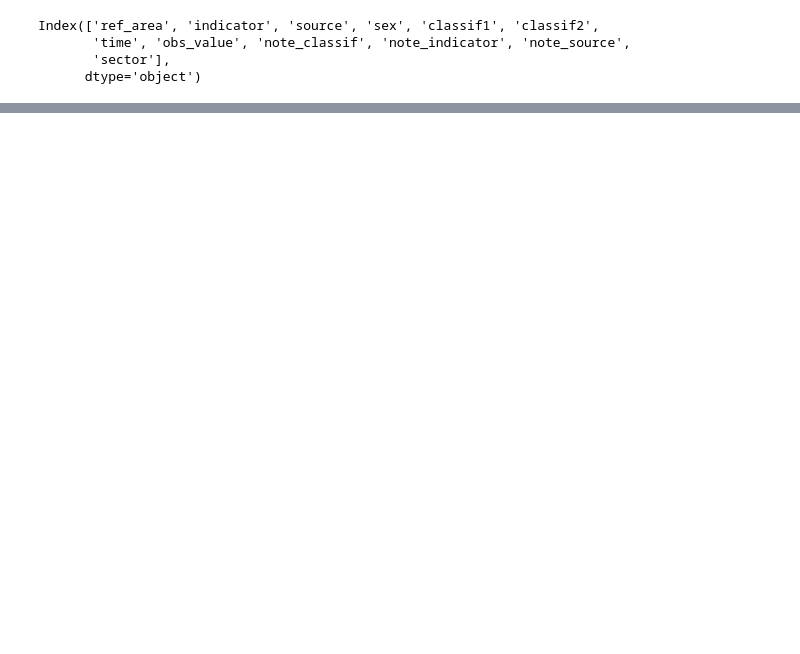
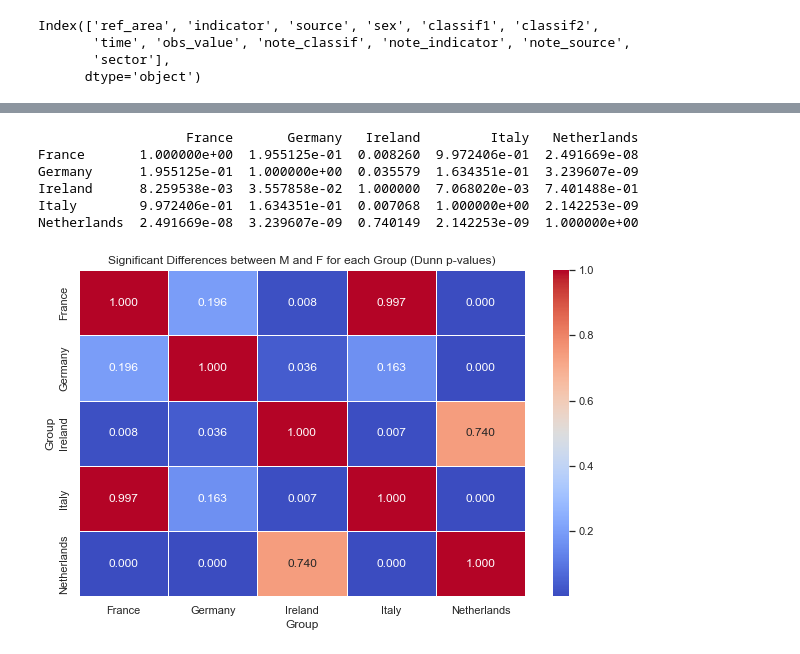
Before and after one commit to leticiacosta91/NewOfficial, a Jupyter notebook: Statistic - REPEAT.ipynb, the cells around one changed output, grey strips where cells are left out. Saved outputs shown, nothing was run; the diff lists cells and outputs as text; code cells hidden in the pictures; blank space fills up the shorter version.

```diff
--- a/Statistic - REPEAT.ipynb
+++ b/Statistic - REPEAT.ipynb
@@ -1104,0 +1004,6 @@ df_corr.sample
+# %%
+df_cc = df_2.pivot_table(values='obs_value', index=['time', 'ref_area', 'sector'], columns=['sex'])
+
+df_cc = df_cc.reset_index(drop = False)
+
+df_cc.sample(2)
@@ -1104,0 +1014,12 @@ df_corr.sample
+# %%
+groups = df_cc.groupby('ref_area')
+alpha = 0.05
+
+for name, group in groups:
+    print(f"Country {name}:")
+    statistic, p_value = friedmanchisquare(group['Female'], group['Male'], group['Total'])
+    if p_value < alpha:
+        print("There are significant differences between Women and Men for this group.")
+    else:
+        print("There aren't significant differences between Women and Men for this group.")
+    print("-------------------")
@@ -1104,0 +1042,38 @@ df_corr.sample
+# %%
+import pandas as pd
+from scipy.stats import friedmanchisquare
+import matplotlib.pyplot as plt
+import scikit_posthocs as sp
+
+groups = df_cc.groupby('ref_area')
+alpha = 0.05
+
+results = []
+
+for name, group in groups:
+    statistic, p_value = friedmanchisquare(group['Female'], group['Male'], group['Total'])
+    results.append((name, p_value < alpha))
+
+results_df = pd.DataFrame(results, columns=['ref_area', 'Significant'])
+
+if any(results_df['Significant']):
+    df_dunn = df_cc[['ref_area', 'Male', 'Female']]
+    dunn_results = sp.posthoc_dunn(df_dunn, val_col='Male', group_col='ref_area')
+    print(dunn_results)
+else:
+    print("There are no significant differences between M and F for either group.")
+
+plt.figure(figsize=(10, 6))
+sns.heatmap(dunn_results, annot=True, cmap='coolwarm', fmt=".3f", linewidths=0.5)
+plt.xlabel('Group')
+plt.ylabel('Group')
+plt.title('Significant Differences between M and F for each Group (Dunn p-values)')
+plt.show()
+# %% [output]
+                   France       Germany   Ireland         Italy   Netherlands
+France       1.000000e+00  1.955125e-01  0.008260  9.972406e-01  2.491669e-08
+Germany      1.955125e-01  1.000000e+00  0.035579  1.634351e-01  3.239607e-09
+Ireland      8.259538e-03  3.557858e-02  1.000000  7.068020e-03  7.401488e-01
+Italy        9.972406e-01  1.634351e-01  0.007068  1.000000e+00  2.142253e-09
+Netherlands  2.491669e-08  3.239607e-09  0.740149  2.142253e-09  1.000000e+00
+[figure, added]
```
Also changed, not shown: parts of 34 cells of this notebook.
